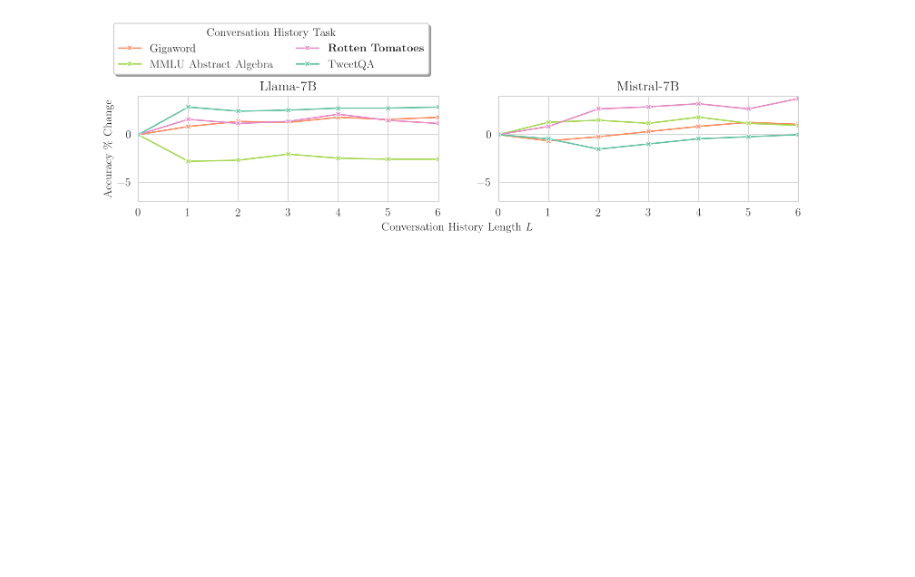
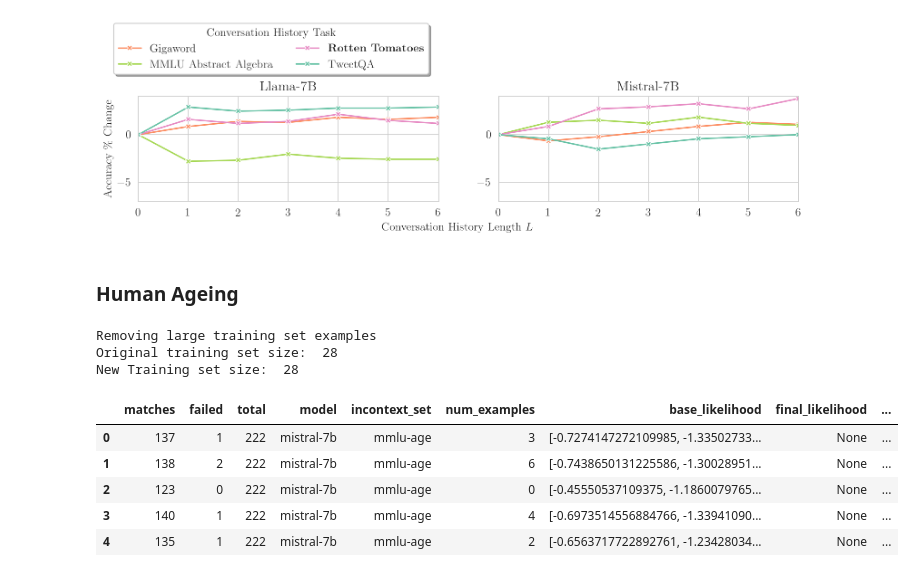
Before and after one commit to ivaxi0s/llm-task-switch, a Jupyter notebook: results/conversational.ipynb, the cells around one changed output. Saved outputs shown, nothing was run; the diff lists cells and outputs as text; code cells hidden in the pictures; blank space fills up the shorter version.

```diff
--- a/results/conversational.ipynb
+++ b/results/conversational.ipynb
@@ -297,3 +297,21 @@ plot_df_metrics_per_model(
 )
 # %% [output]
 [figure]
+# %% [markdown]
+### Human Ageing
+# %%
+ha = MMLUHumanAgingDataLoader()
+ha_reference_data = ha.load_test_reference()
+ha_results = get_results_for_evalset("mmlu-age", ha_reference_data, use_cached=True)
+ha_results_df = pd.DataFrame.from_records(ha_results)
+ha_results_df.head()
+# %% [output]
+Removing large training set examples
+Original training set size:  28
+New Training set size:  28
+|  | matches | failed | total | model | incontext_set | num_examples | base_likelihood | final_likelihood | ... |
+| 0 | 137 | 1 | 222 | mistral-7b | mmlu-age | 3 | [-0.7274147272109985, -1.33502733... | None | ... |
+| 1 | 138 | 2 | 222 | mistral-7b | mmlu-age | 6 | [-0.7438650131225586, -1.30028951... | None | ... |
+| 2 | 123 | 0 | 222 | mistral-7b | mmlu-age | 0 | [-0.45550537109375, -1.1860079765... | None | ... |
+| 3 | 140 | 1 | 222 | mistral-7b | mmlu-age | 4 | [-0.6973514556884766, -1.33941090... | None | ... |
+| 4 | 135 | 1 | 222 | mistral-7b | mmlu-age | 2 | [-0.6563717722892761, -1.23428034... | None | ... |
```
Also changed, not shown: parts of 2 cells of this notebook, 22 other files.
